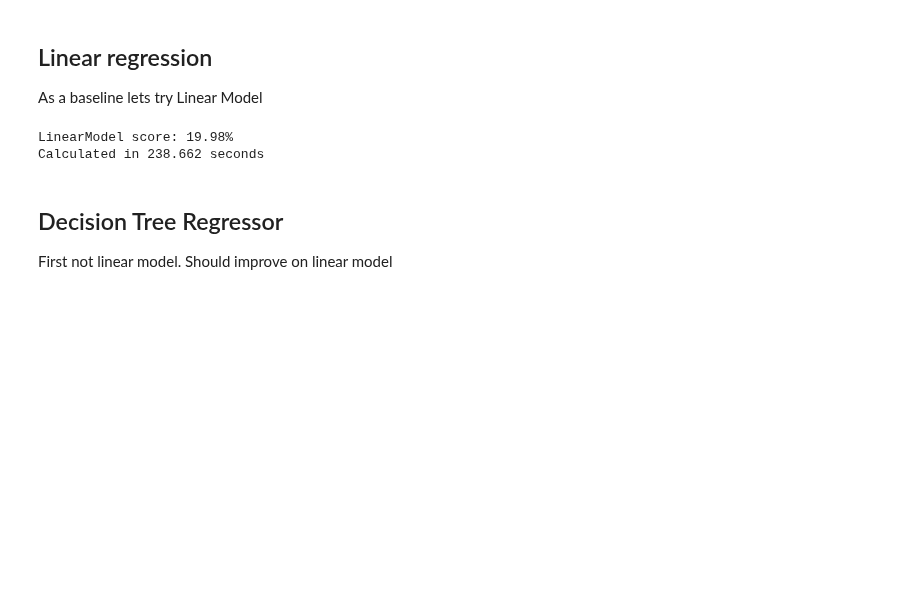
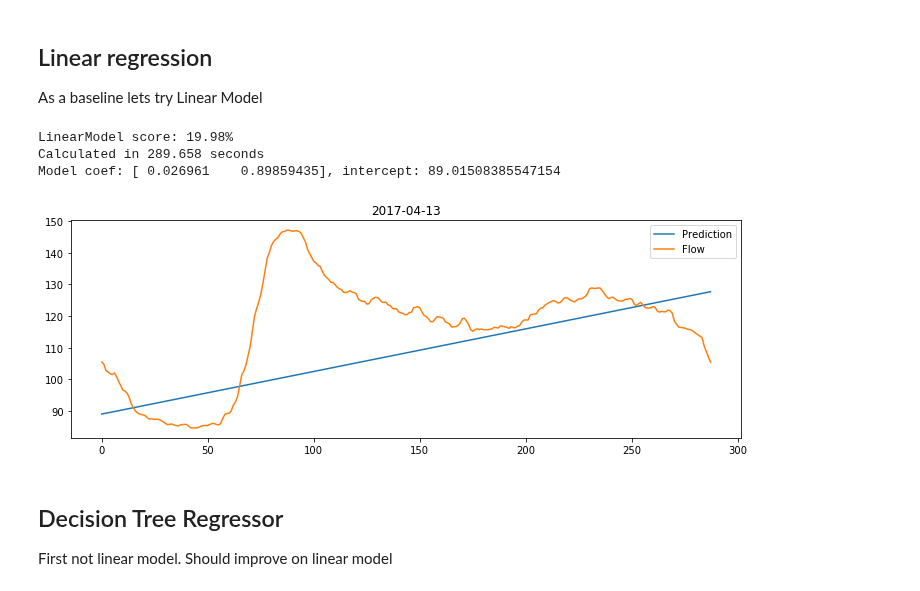
Before and after one commit to carldata/argo, a Jupyter notebook: notebooks/thorium-medium/[predict] Use rainfall data.ipynb, the cells around one changed output. Drawn from its saved outputs; the diff is of its cells as text; code cells hidden in the pictures; blank space fills up the shorter version.

```diff
--- a/notebooks/thorium-medium/[predict] Use rainfall data.ipynb
+++ b/notebooks/thorium-medium/[predict] Use rainfall data.ipynb
@@ -174,24 +190,29 @@ As a baseline lets try Linear Model
 # %%
 from sklearn.linear_model import LinearRegression
 
 class LinearModel(PredictionModel):
 
     def fit(self, flow, rain):
         X, y = encode_features(flow, rain)
         self.clf = LinearRegression()
         self.clf.fit(X, y)
 
     def predict(self, day, rain):
         X = prepare_prediction_features(day, rain)
         return self.clf.predict(X)
 
 start_time = time.time()
-score, costs = evaluate_model(LinearModel(), flow_rain.flow, flow_rain.rainfall, pd.Timestamp('2017-01-01'))
+model = LinearModel()
+score, costs = evaluate_model(model, flow_rain.flow, flow_rain.rainfall, pd.Timestamp('2017-01-01'))
 print('LinearModel score: {:.2f}%'.format(score))
 print("Calculated in {:.3f} seconds".format(time.time() - start_time))
+print('Model coef: {}, intercept: {}'.format(model.clf.coef_, model.clf.intercept_))
+plot_prediction(model, '2017-04-13')
 # %% [output]
 LinearModel score: 19.98%
-Calculated in 238.662 seconds
+Calculated in 289.658 seconds
+Model coef: [ 0.026961    0.89859435], intercept: 89.01508385547154
+[figure, added]
 # %% [markdown]
 ## Decision Tree Regressor
 
```
Also changed, not shown: parts of 3 cells of this notebook, 2 other files.
